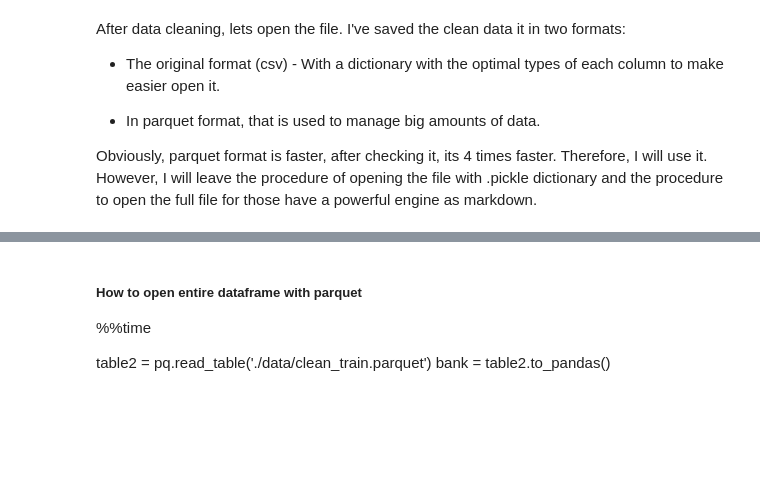
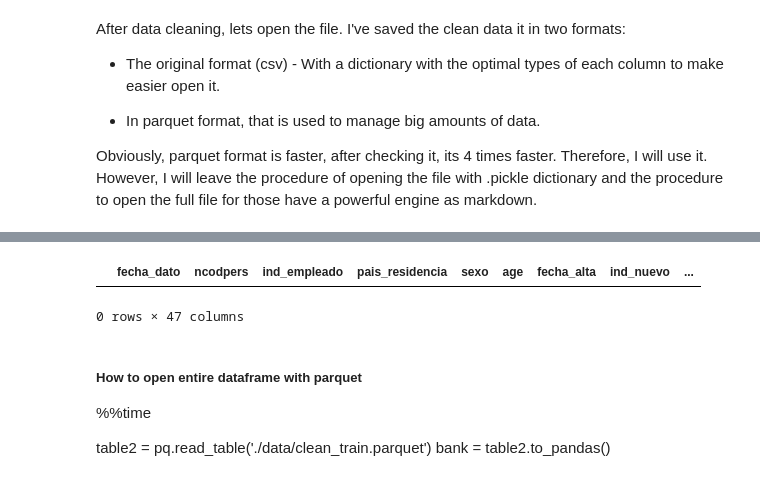
Before and after one commit to Alfonso-AML/Ironhack_final_project, a Jupyter notebook: Data processing.ipynb, the cells around one changed output, grey strips where cells are left out. Cells and saved outputs as stored; diff of their text form; code cells hidden in the pictures; blank space fills up the shorter version.

```diff
--- a/Data processing.ipynb
+++ b/Data processing.ipynb
@@ -31,3 +55,14 @@ bank.head()
+# %%
+use_cols = ['ind_nuevo',
+       'indrel',
+       'tipodom',
+      'ind_actividad_cliente'
+       ]
+
+bank.loc[bank['segmento']==1.0]
+# %% [output]
+|  | fecha_dato | ncodpers | ind_empleado | pais_residencia | sexo | age | fecha_alta | ind_nuevo | ... |
+0 rows × 47 columns
 # %% [markdown]
 ##### How to open entire dataframe with parquet
 
```
Also changed, not shown: parts of 7 cells of this notebook, 1 other file.
